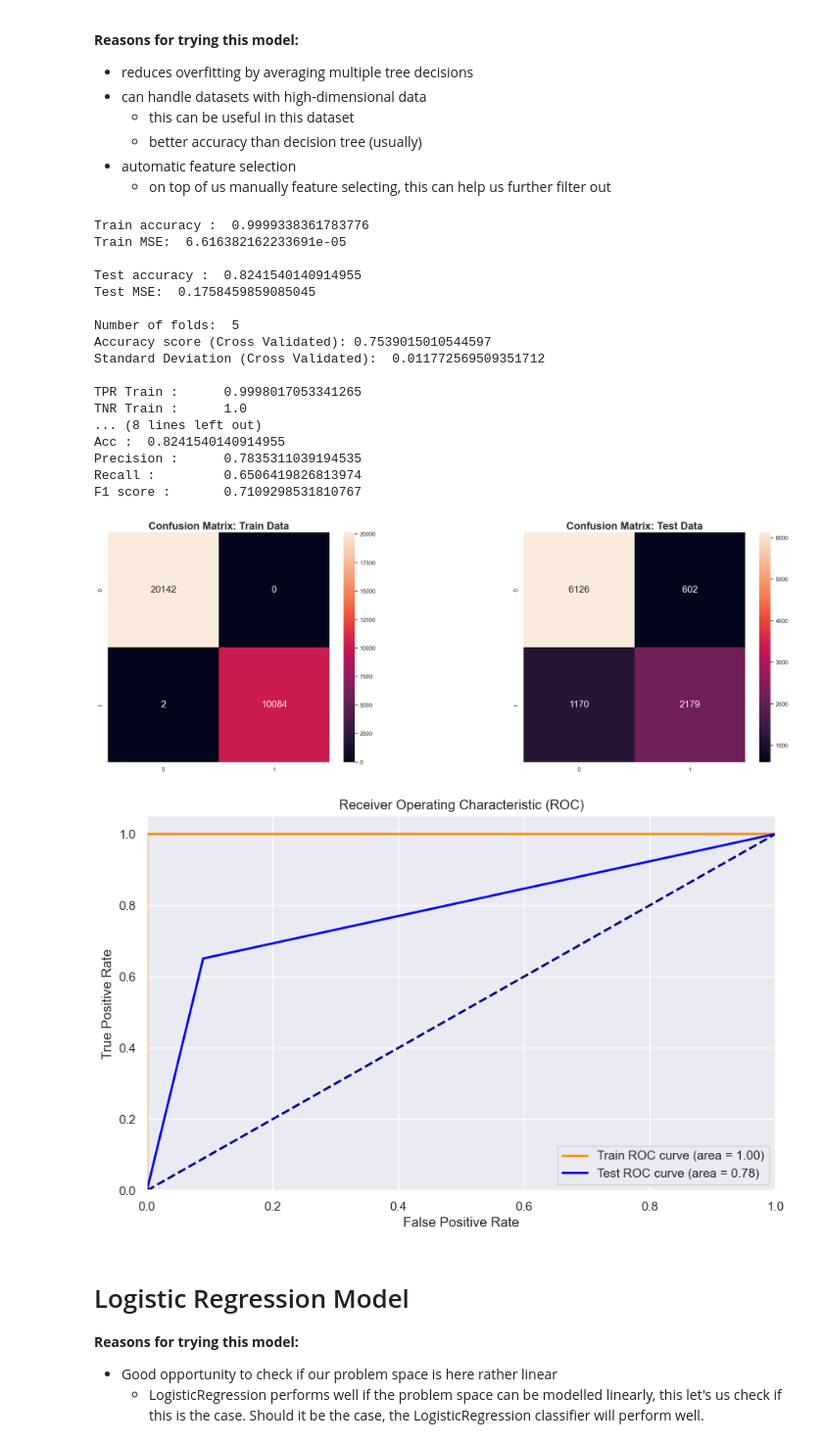
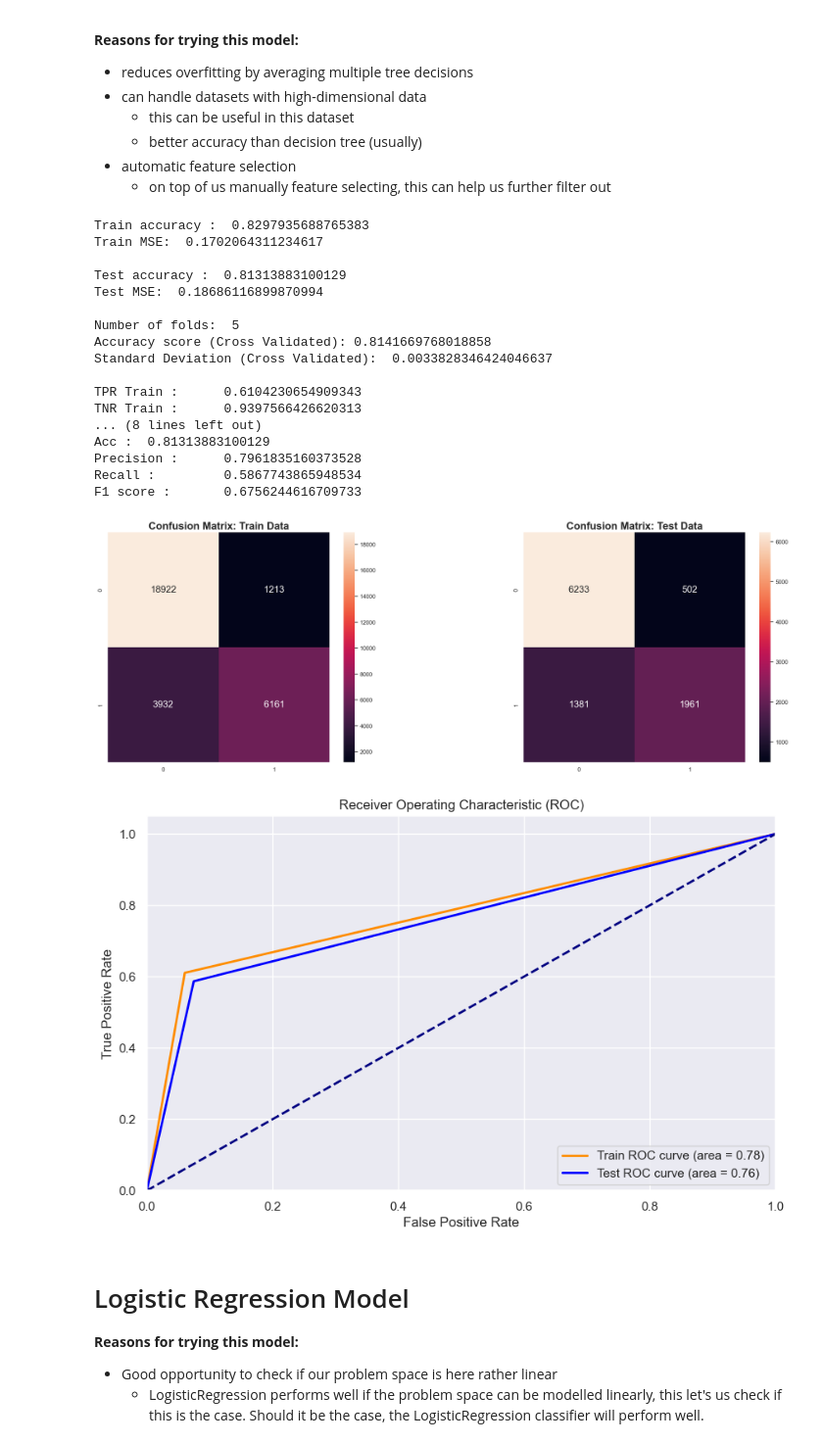
Before and after one commit to lczm/NTU-SC1015, a Jupyter notebook: Spaceship.ipynb, the cells around one changed output. Shown at 98% size. Saved outputs shown, nothing was run; the diff lists cells and outputs as text; code cells hidden in the pictures.

```diff
--- a/Spaceship.ipynb
+++ b/Spaceship.ipynb
@@ -377,6 +377,6 @@ We can see that in this dataset, there are around ~5 features that are very domi
 # %%
 # Filter out the one hot encoded titles
-selected_n_features = 10
+selected_n_features = 5
 top_features = set([])
 for feature in top_n_features[:selected_n_features]:
     for column in df:
@@ -385,11 +385,9 @@ for feature in top_n_features[:selected_n_features]:
 top_features = list(top_features)
 # %%
 # 10 features, build 2x5 grid
-f, axes = plt.subplots(2, 5, figsize=(24, 12))
+f, axes = plt.subplots(1,5, figsize=(24, 12))
 for i, col in enumerate(top_features):
-    r = int(i % 2)
-    c = int(i % 5)
     sb.countplot(pd.concat([df_under[col], df_under['HadHeartAttack']], axis=1),
                  x='HadHeartAttack', hue=col, stat='proportion',
-                 legend='auto', ax=axes[r][c])
+                 legend='auto', ax=axes[i])
 # %% [output]
@@ -480,6 +415,0 @@ SMOTENN :  (342555, 13) (342555,)
-# %%
-# x_train, x_test, y_train, y_test = train_test_split(x_over, y_over, test_size=0.25)
-df_under = encode_df(df_under)
-x = df_under.drop(['HadHeartAttack'], axis=1)
-y = df_under['HadHeartAttack']
-x_train, x_test, y_train, y_test = train_test_split(x, y, test_size=0.25)
@@ -582,6 +502,16 @@ def evaluate_model(x_train, x_test, y_train, y_test, X, Y, model, cv):
     plt.title('Receiver Operating Characteristic (ROC)')
     plt.legend(loc="lower right")
     plt.show()
+# %%
+# Use the updated df that drops features that are not important
+df_under = df.copy()
+df_under = encode_df(df_under)
+
+x = df_under.drop(['HadHeartAttack'], axis=1)
+y = df_under['HadHeartAttack']
+
+x_under, y_under = under.fit_resample(x, y)
+x_train, x_test, y_train, y_test = train_test_split(x_under, y_under, test_size=0.25)
 # %% [markdown]
 # Decision Tree Model
 
@@ -650,27 +580,27 @@ F1 score :       0.679198439439617
     - on top of us manually feature selecting, this can help us further filter out
 # %%
 random_forest_classifier = train_model(x_train, y_train, RandomForestClassifier())
-evaluate_model(x_train, x_test, y_train, y_test, x, y, random_forest_classifier, 5)
+evaluate_model(x_train, x_test, y_train, y_test, x_under, y_under, random_forest_classifier, 5)
 # %% [output]
-Train accuracy :  0.9999338361783776
-Train MSE:  6.616382162233691e-05
+Train accuracy :  0.8297935688765383
+Train MSE:  0.1702064311234617
 
-Test accuracy :  0.8241540140914955
-Test MSE:  0.1758459859085045
+Test accuracy :  0.81313883100129
+Test MSE:  0.18686116899870994
 
 Number of folds:  5
-Accuracy score (Cross Validated): 0.7539015010544597
-Standard Deviation (Cross Validated):  0.011772569509351712
+Accuracy score (Cross Validated): 0.8141669768018858
+Standard Deviation (Cross Validated):  0.0033828346424046637
 
-TPR Train :      0.9998017053341265
-TNR Train :      1.0
+TPR Train :      0.6104230654909343
+TNR Train :      0.9397566426620313
 ... (8 lines left out)
-Acc :  0.8241540140914955
-Precision :      0.7835311039194535
-Recall :         0.6506419826813974
-F1 score :       0.7109298531810767
+Acc :  0.81313883100129
+Precision :      0.7961835160373528
+Recall :         0.5867743865948534
+F1 score :       0.6756244616709733
-[figure, old version]
+[figure, new version]
-[figure, old version]
+[figure, new version]
 # %% [markdown]
 # Logistic Regression Model
 
```
Also changed, not shown: parts of 18 cells of this notebook.
